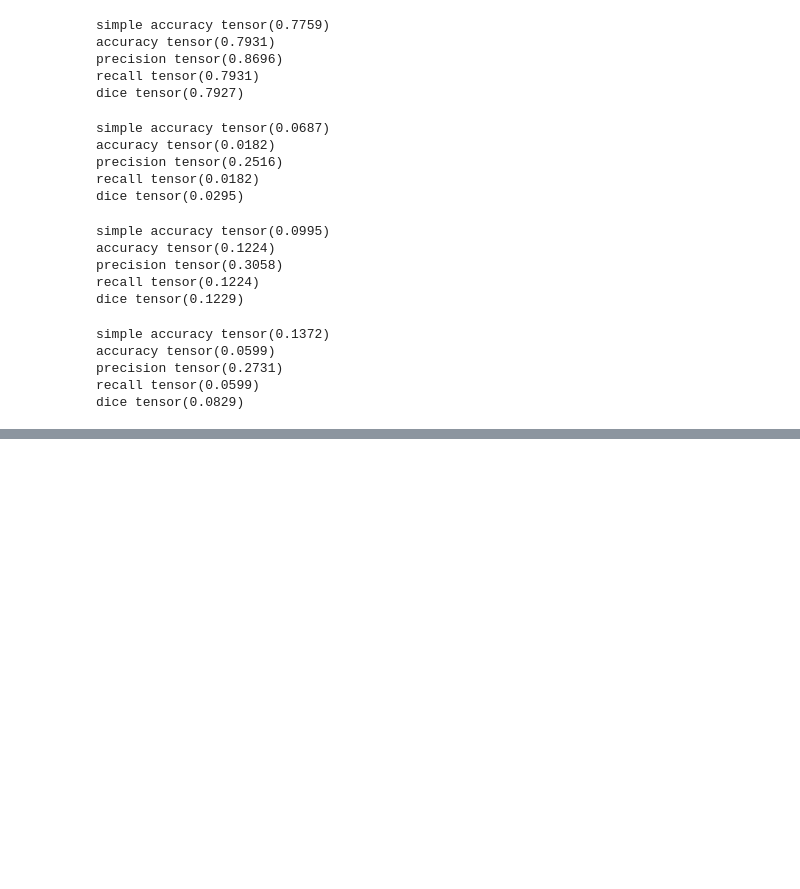
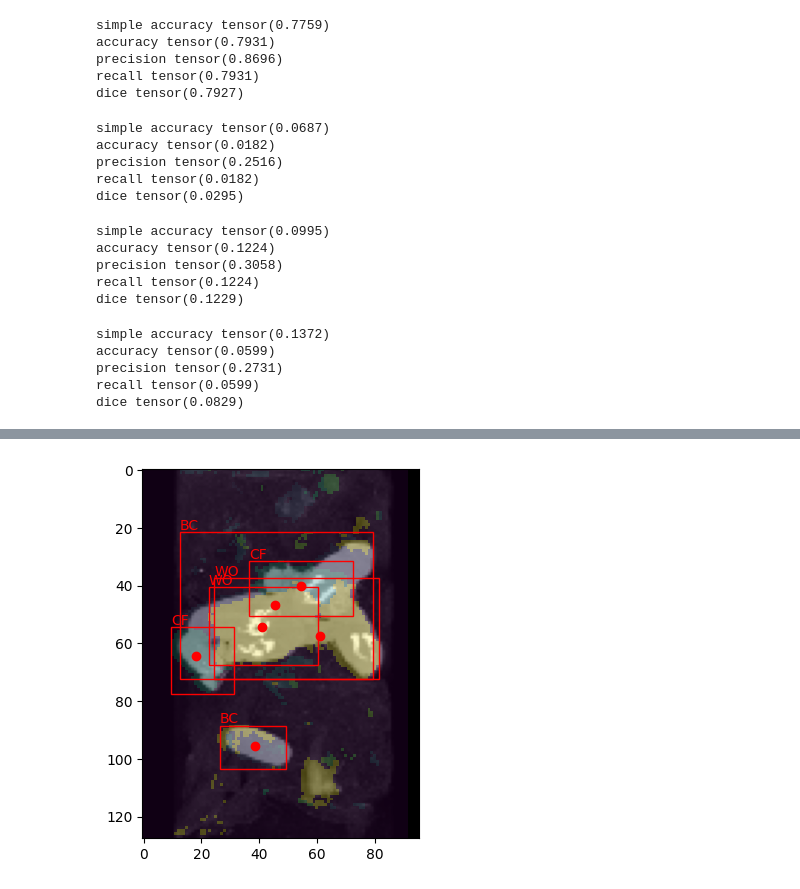
Before and after one commit to RasmusJuul/Synthetic_Context, a Jupyter notebook: Synthetic_Context/notebooks/testing.ipynb, the cells around one changed output, grey strips where cells are left out. Saved outputs shown, nothing was run; the diff lists cells and outputs as text; code cells hidden in the pictures; blank space fills up the shorter version.

```diff
--- a/Synthetic_Context/notebooks/testing.ipynb
+++ b/Synthetic_Context/notebooks/testing.ipynb
@@ -1948,0 +2394,6 @@ dice tensor(0.0829)
+# %%
+iterator = iter(test_loader)
+# %%
+img, centerpoints, img_path = next(iterator)
+# img, label, centroid_path, objects = next(iterator)
+img = img.to("cuda")
@@ -1948,0 +2421,4 @@ dice tensor(0.0829)
+# %%
+pred = predict(img,threshold=0.5)
+# %%
+pred = get_pred(pred)
@@ -1948,0 +2440,85 @@ dice tensor(0.0829)
+# %%
+image = img.squeeze().cpu().numpy()
+a = 2
+
+#fig, ax = plt.subplots(figsize=(10, 10))
+fig, ax = plt.subplots()
+ax.imshow(image.max(axis=a), cmap='gray')
+ax.imshow(pred['pred'][0].argmax(axis=0).max(axis=a), alpha=0.25, interpolation='none')
+for box, center, label in zip(pred['boxes'], pred['centers'], pred['labels']):
+    if a == 0:
+        center = (center[2] - 0.5, center[1] - 0.5)
+        xy = (box[2] - 0.5, box[1] - 0.5)
+        height = box[4] - box[1]
+        width = box[5] - box[2]
+    elif a == 1:
+        center = (center[2] - 0.5, center[0] - 0.5)
+        xy = (box[2] - 0.5, box[0] - 0.5)
+        height = box[3] - box[0]
+        width = box[5] - box[2]
+    else:
+        center = (center[1] - 0.5, center[0] - 0.5)
+        xy = (box[1] - 0.5, box[0] - 0.5)
+        height = box[3] - box[0]
+        width = box[4] - box[1]
+    ax.add_patch(
+        Rectangle(xy, width, height, edgecolor='r', facecolor='none'))
+    ax.plot(center[0], center[1], 'ro')
+    ax.text(xy[0], xy[1] - 1, class_names[label - 1], color='r')
+fig.show()
+
+a = 1
+#fig, ax = plt.subplots(figsize=(10, 10))
+fig, ax = plt.subplots()
+ax.imshow(image.max(axis=a), cmap='gray')
+ax.imshow(pred['pred'][0].argmax(axis=0).max(axis=a), alpha=0.25, interpolation='none')
+for box, center, label in zip(pred['boxes'], pred['centers'], pred['labels']):
+    if a == 0:
+        center = (center[2] - 0.5, center[1] - 0.5)
+        xy = (box[2] - 0.5, box[1] - 0.5)
+        height = box[4] - box[1]
+        width = box[5] - box[2]
+    elif a == 1:
+        center = (center[2] - 0.5, center[0] - 0.5)
+        xy = (box[2] - 0.5, box[0] - 0.5)
+        height = box[3] - box[0]
+        width = box[5] - box[2]
+    else:
+        center = (center[1] - 0.5, center[0] - 0.5)
+        xy = (box[1] - 0.5, box[0] - 0.5)
+        height = box[3] - box[0]
+        width = box[4] - box[1]
+    ax.add_patch(
+        Rectangle(xy, width, height, edgecolor='r', facecolor='none'))
+    ax.plot(center[0], center[1], 'ro')
+    ax.text(xy[0], xy[1] - 1, class_names[label - 1], color='r')
+fig.show()
+
+a = 0
+#fig, ax = plt.subplots(figsize=(10, 10))
+fig, ax = plt.subplots()
+ax.imshow(image.max(axis=a), cmap='gray')
+ax.imshow(pred['pred'][0].argmax(axis=0).max(axis=a), alpha=0.25, interpolation='none')
+for box, center, label in zip(pred['boxes'], pred['centers'], pred['labels']):
+    if a == 0:
+        center = (center[2] - 0.5, center[1] - 0.5)
+        xy = (box[2] - 0.5, box[1] - 0.5)
+        height = box[4] - box[1]
+        width = box[5] - box[2]
+    elif a == 1:
+        center = (center[2] - 0.5, center[0] - 0.5)
+        xy = (box[2] - 0.5, box[0] - 0.5)
+        height = box[3] - box[0]
+        width = box[5] - box[2]
+    else:
+        center = (center[1] - 0.5, center[0] - 0.5)
+        xy = (box[1] - 0.5, box[0] - 0.5)
+        height = box[3] - box[0]
+        width = box[4] - box[1]
+    ax.add_patch(
+        Rectangle(xy, width, height, edgecolor='r', facecolor='none'))
+    ax.plot(center[0], center[1], 'ro')
+    ax.text(xy[0], xy[1] - 1, class_names[label - 1], color='r')
+fig.show()
+# %% [output]
+[figure, added]
```
Also changed, not shown: parts of 54 cells of this notebook, 15 other files.
